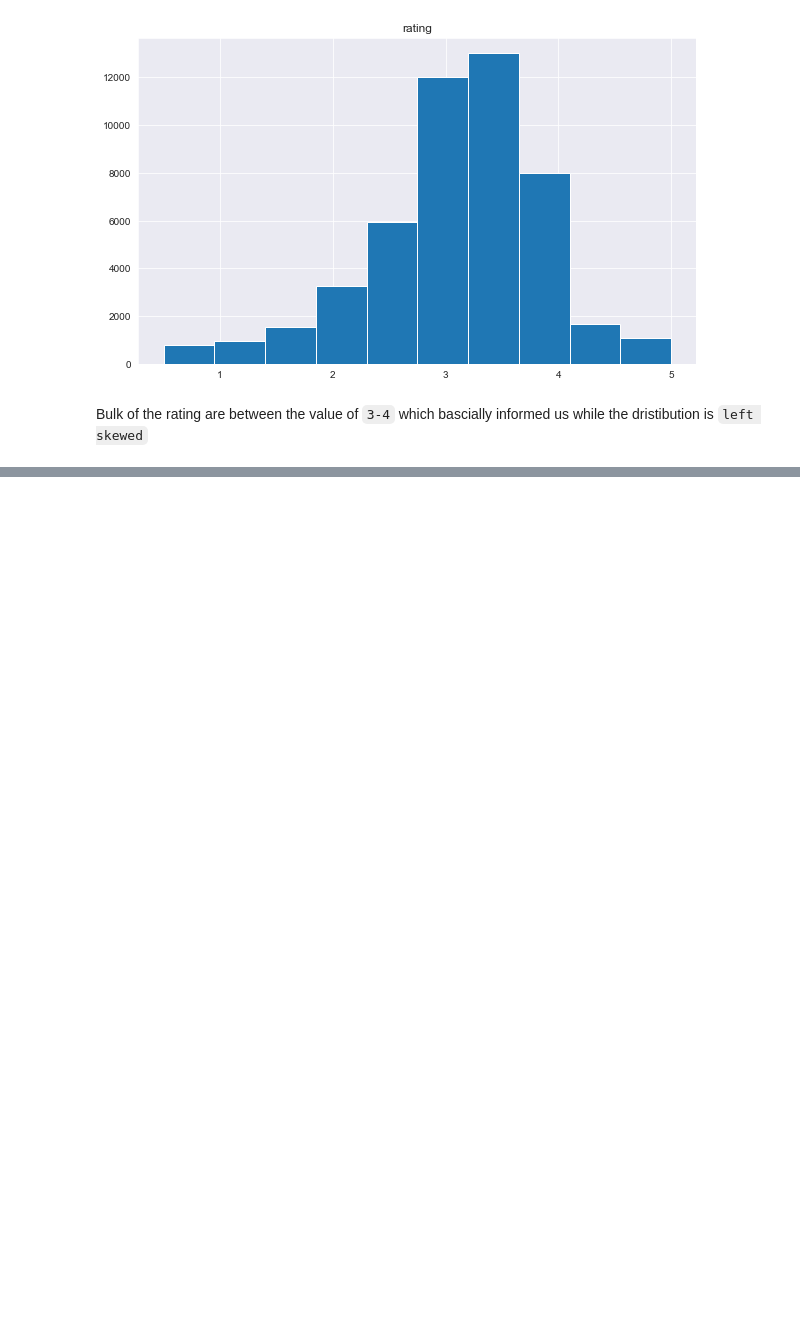
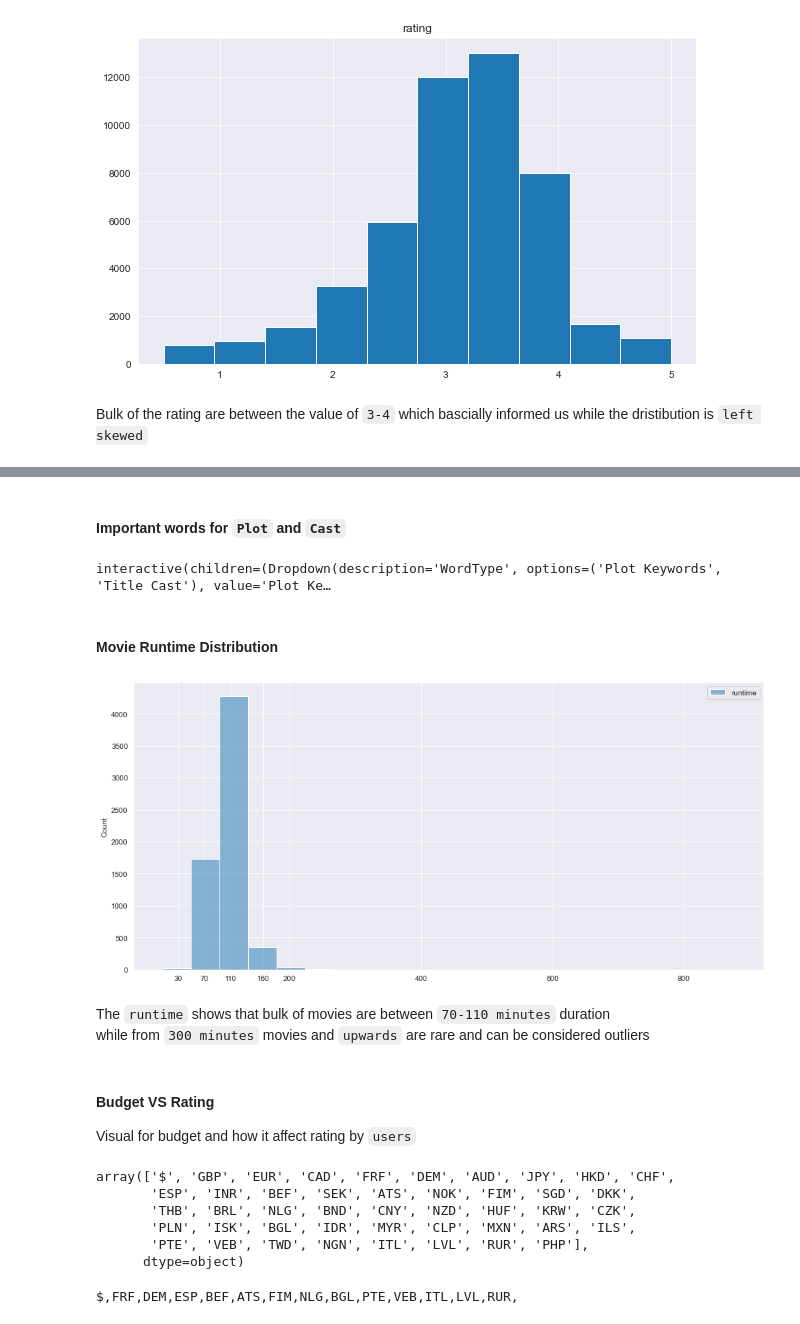
Before and after one commit to MaureenMbugua/Unsupervised-Predict-Team-ES2, a Jupyter notebook: rough1.ipynb, the cells around one changed output, grey strips where cells are left out. Cells and saved outputs as stored; diff of their text form; code cells hidden in the pictures; blank space fills up the shorter version.

```diff
--- a/rough1.ipynb
+++ b/rough1.ipynb
@@ -394,0 +471,6 @@ temp[["genre", "title"]].to_csv('genre.csv')
+# %%
+# Dropping null values to have a better unbiased analysis of the dataset
+df_imdb = df_imdb.dropna(subset=['budget', 'runtime', 'plot_keywords', 'title_cast'])
+
+# Checking for null values again
+df_imdb.isnull().sum()
@@ -394,0 +503,5 @@ temp[["genre", "title"]].to_csv('genre.csv')
+# %%
+df_imdb['rated_year'] = pd.DatetimeIndex(df_imdb['Rating_Datetime']).year
+df_imdb['rated_month'] = pd.DatetimeIndex(df_imdb['Rating_Datetime']).month
+df_imdb['rated_day'] = pd.DatetimeIndex(df_imdb['Rating_Datetime']).day
+df_imdb.drop('Rating_Datetime', axis=1, inplace=True)
@@ -394,0 +517,2 @@ temp[["genre", "title"]].to_csv('genre.csv')
+# %% [markdown]
+#### Important  words for `Plot` and `Cast`
@@ -394,0 +539,34 @@ temp[["genre", "title"]].to_csv('genre.csv')
+# %%
+def iplotting():
+    slider = widgets.IntSlider(value=25, min=10, max=50, step=1)
+    @interact_manual
+    def selecting(WordType=['Plot Keywords', 'Title Cast'], Frequency=slider, ):
+        if WordType == 'Title Cast':
+            num_dict_items = dict(itertools.islice(casts_dict.items(), Frequency))
+        else:
+            num_dict_items = dict(itertools.islice(keyword_dict.items(), Frequency))
+        word_cloud_genre=WordCloud(width=1500, height=800, background_color='white',
+                                   relative_scaling=0.2, min_font_size=2,).generate_from_frequencies(num_dict_items)
+        plt.figure(figsize=(20,10))
+        plt.axis('off')
+        plt.title(f'{WordType} for Movies',fontsize=30)
+        plt.imshow(word_cloud_genre);
+iplotting()
+# %% [output]
+interactive(children=(Dropdown(description='WordType', options=('Plot Keywords', 'Title Cast'), value='Plot Ke…
+# %% [markdown]
+#### Movie Runtime Distribution
+# %%
+runtime_df = df_imdb.groupby('movieId')[['runtime']].mean()
+plt.figure(figsize=(15, 7))
+sns.histplot(runtime_df, bins=20)
+plt.xticks([30, 70, 110, 160, 200, 400, 600, 800])
+plt.show()
+# %% [output]
+[figure, added]
+# %% [markdown]
+The `runtime` shows that bulk of movies are between `70-110 minutes` duration<br>
+while from `300 minutes` movies and `upwards` are rare and can be considered outliers
+# %% [markdown]
+#### Budget VS Rating
+Visual for budget and how it affect rating by `users`
@@ -394,0 +578,11 @@ temp[["genre", "title"]].to_csv('genre.csv')
+# %%
+# Lisiting all currency in our dataset
+currency = df_imdb.budget_currency.unique()
+currency
+# %% [output]
+array(['$', 'GBP', 'EUR', 'CAD', 'FRF', 'DEM', 'AUD', 'JPY', 'HKD', 'CHF',
+       'ESP', 'INR', 'BEF', 'SEK', 'ATS', 'NOK', 'FIM', 'SGD', 'DKK',
+       'THB', 'BRL', 'NLG', 'BND', 'CNY', 'NZD', 'HUF', 'KRW', 'CZK',
+       'PLN', 'ISK', 'BGL', 'IDR', 'MYR', 'CLP', 'MXN', 'ARS', 'ILS',
+       'PTE', 'VEB', 'TWD', 'NGN', 'ITL', 'LVL', 'RUR', 'PHP'],
+      dtype=object)
@@ -394,0 +594,7 @@ temp[["genre", "title"]].to_csv('genre.csv')
+# %%
+# currency not in the json file
+for x in currency:
+    if x not in currencies:
+        print(x, end=",")
+# %% [output]
+$,FRF,DEM,ESP,BEF,ATS,FIM,NLG,BGL,PTE,VEB,ITL,LVL,RUR,
```
Also changed, not shown: parts of 29 cells of this notebook, 1 other file.
